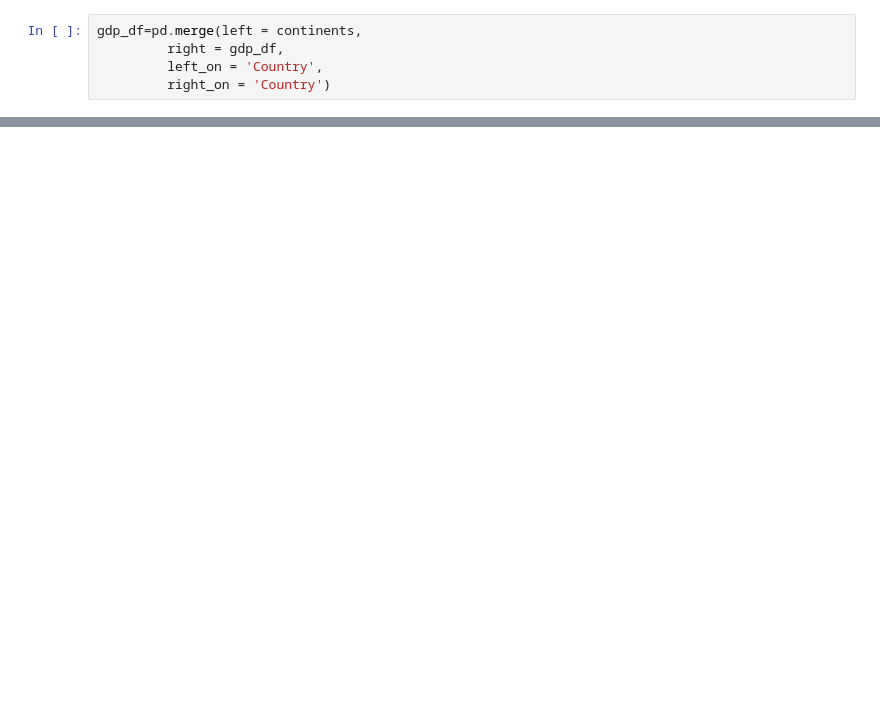
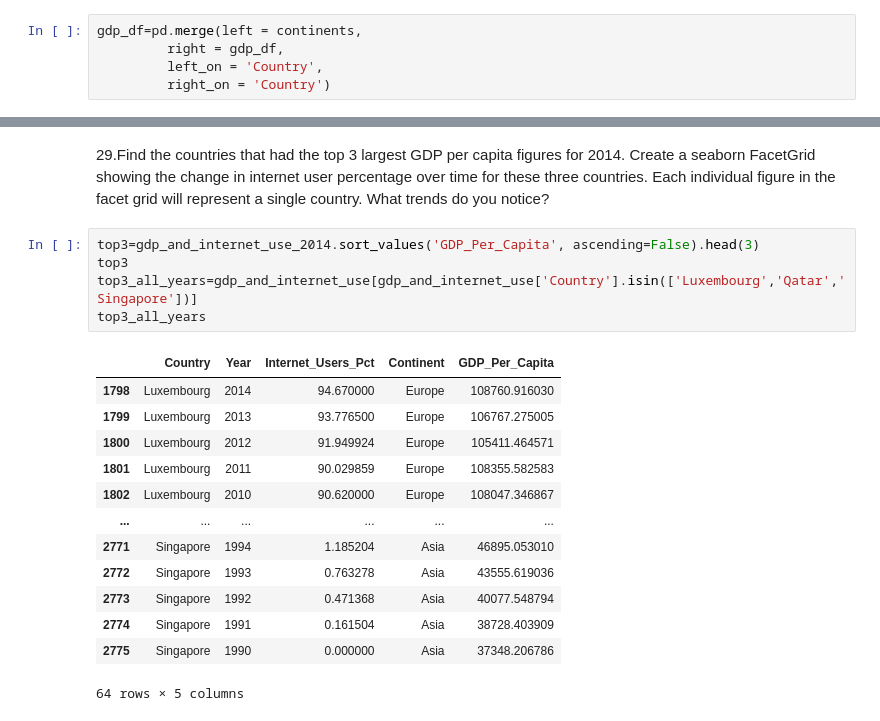
Before and after one commit to nss-data-science-cohort-5/un_exploration-ZhenyaC, a Jupyter notebook: notebooks/UN_Data_Exploration.ipynb, the cells around one changed output, grey strips where cells are left out. Saved outputs shown, nothing was run; the diff lists cells and outputs as text; blank space fills up the shorter version.

```diff
--- a/notebooks/UN_Data_Exploration.ipynb
+++ b/notebooks/UN_Data_Exploration.ipynb
@@ -691,0 +668,21 @@ top3countries.map(plt.plot, "Year","Internet_Users_Pct")
+# %% [markdown]
+29.Find the countries that had the top 3 largest GDP per capita figures for 2014. Create a seaborn FacetGrid showing the change in internet user percentage over time for these three countries. Each individual figure in the facet grid will represent a single country. What trends do you notice?
+# %%
+top3=gdp_and_internet_use_2014.sort_values('GDP_Per_Capita', ascending=False).head(3)
+top3
+top3_all_years=gdp_and_internet_use[gdp_and_internet_use['Country'].isin(['Luxembourg','Qatar','Singapore'])]
+top3_all_years
+# %% [output]
+|  | Country | Year | Internet_Users_Pct | Continent | GDP_Per_Capita |
+| 1798 | Luxembourg | 2014 | 94.670000 | Europe | 108760.916030 |
+| 1799 | Luxembourg | 2013 | 93.776500 | Europe | 106767.275005 |
+| 1800 | Luxembourg | 2012 | 91.949924 | Europe | 105411.464571 |
+| 1801 | Luxembourg | 2011 | 90.029859 | Europe | 108355.582583 |
+| 1802 | Luxembourg | 2010 | 90.620000 | Europe | 108047.346867 |
+| ... | ... | ... | ... | ... | ... |
+| 2771 | Singapore | 1994 | 1.185204 | Asia | 46895.053010 |
+| 2772 | Singapore | 1993 | 0.763278 | Asia | 43555.619036 |
+| 2773 | Singapore | 1992 | 0.471368 | Asia | 40077.548794 |
+| 2774 | Singapore | 1991 | 0.161504 | Asia | 38728.403909 |
+| 2775 | Singapore | 1990 | 0.000000 | Asia | 37348.206786 |
+64 rows × 5 columns
```
Also changed, not shown: parts of 82 cells of this notebook.
